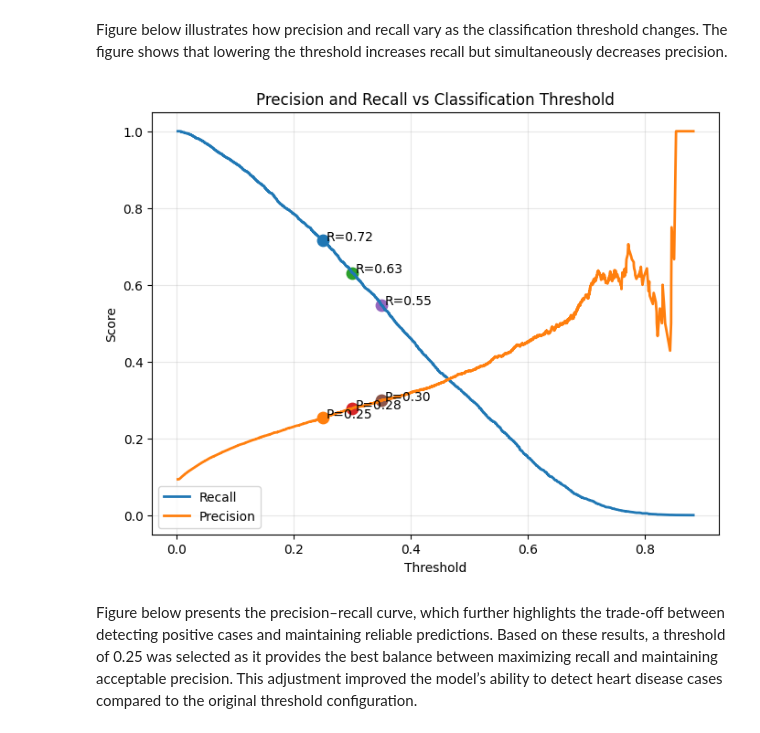
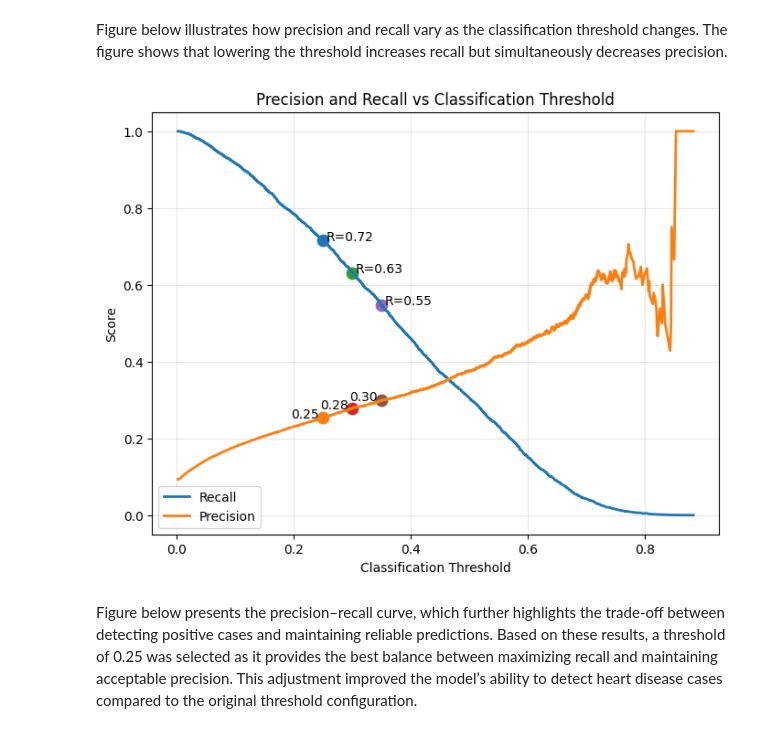
Before and after one commit to leonardsangoroh/AIFoundations, a Jupyter notebook: AssessmentOne/heart-attack-prediction-assignment.ipynb, the cells around one changed output. Cells and saved outputs as stored; diff of their text form; code cells hidden in the pictures.

```diff
--- a/AssessmentOne/heart-attack-prediction-assignment.ipynb
+++ b/AssessmentOne/heart-attack-prediction-assignment.ipynb
@@ -1039,35 +1039,35 @@ Figure below illustrates how precision and recall vary as the classification thr
 # %%
 # precision-recall curve visualization
 
 precision, recall, thresholds = precision_recall_curve(y_test, y_hgb_prob)
 
 plt.figure(figsize=(8,6))
 
 plt.plot(thresholds, recall[:-1], label="Recall", linewidth=2)
 plt.plot(thresholds, precision[:-1], label="Precision", linewidth=2)
 
 thresholds_to_mark = [0.25, 0.30, 0.35]
 
 for t in thresholds_to_mark:
     y_pred = (y_hgb_prob >= t).astype(int)
     r = recall_score(y_test, y_pred)
     p = precision_score(y_test, y_pred)
 
     plt.scatter(t, r, s=80)
     plt.scatter(t, p, s=80)
 
     plt.text(t+0.005, r, f"R={r:.2f}")
-    plt.text(t+0.005, p, f"P={p:.2f}")
+    plt.text(t-0.055, p, f"{p:.2f}")
 
-plt.xlabel("Threshold")
+plt.xlabel("Classification Threshold")
 plt.ylabel("Score")
 plt.title("Precision and Recall vs Classification Threshold")
 plt.legend()
 plt.grid(alpha=0.3)
 
 plt.show()
 # %% [output]
-[figure, old version]
+[figure, new version]
 # %% [markdown]
 Figure below presents the precision–recall curve, which further highlights the trade-off between detecting positive cases and maintaining reliable predictions. Based on these results, a threshold of 0.25 was selected as it provides the best balance between maximizing recall and maintaining acceptable precision. This adjustment improved the model’s ability to detect heart disease cases compared to the original threshold configuration.
 # %%
```
Also changed, not shown: parts of 1 cell of this notebook.
